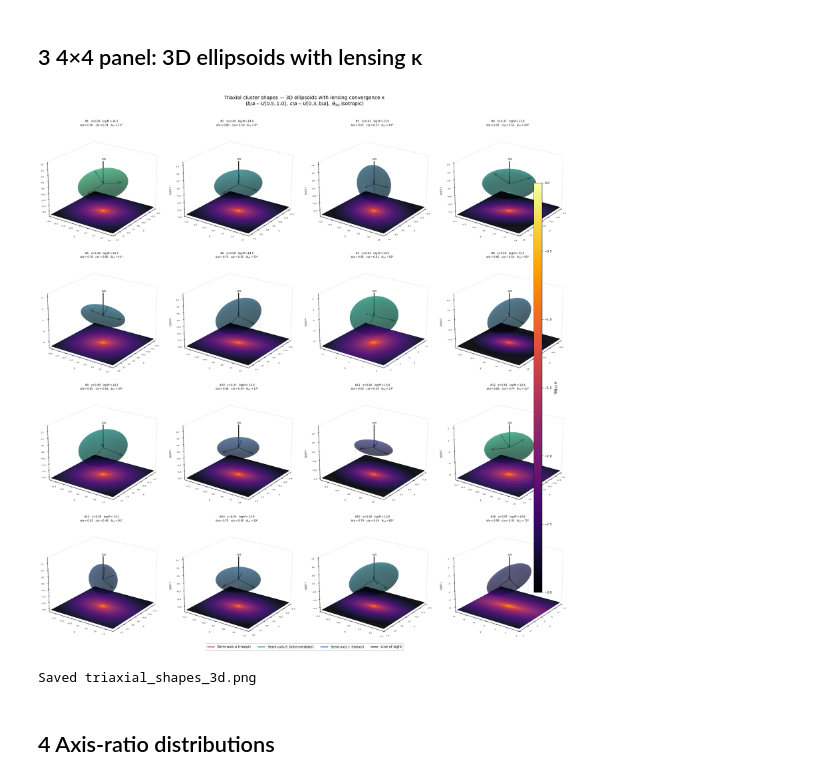
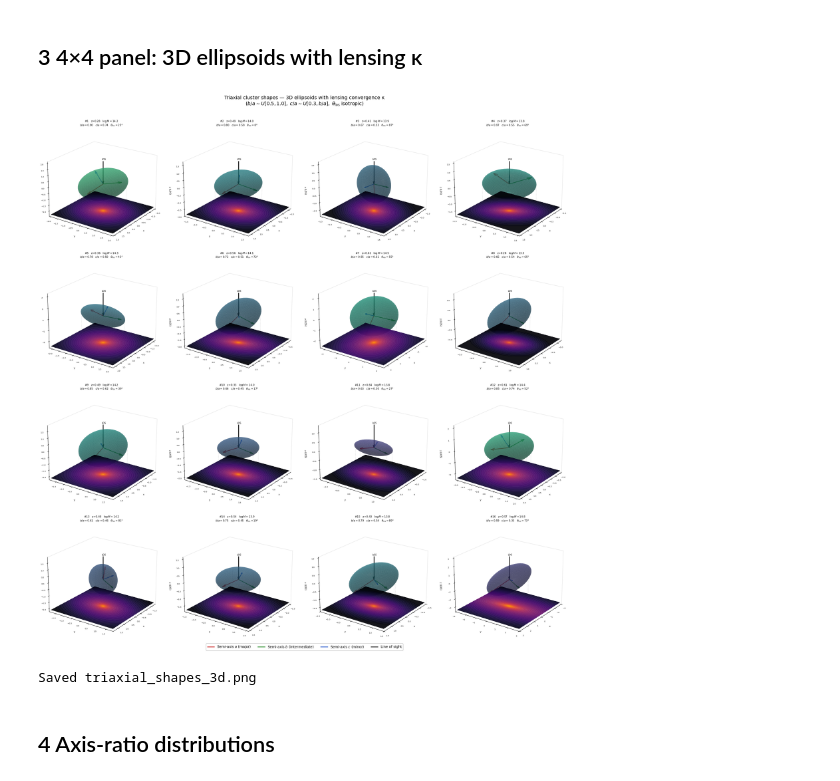
Before and after one commit to andrevitorelli/destacking, a Jupyter notebook: notebooks/triaxial_shapes_3d.ipynb, the cells around one changed output. Cells and saved outputs as stored; diff of their text form; code cells hidden in the pictures.

```diff
--- a/notebooks/triaxial_shapes_3d.ipynb
+++ b/notebooks/triaxial_shapes_3d.ipynb
@@ -372,40 +372,40 @@ for i in range(N):
         f'$b/a={shapes["q_ba"][i]:.2f}$   '
         f'$c/a={shapes["q_ca"][i]:.2f}$   '
         f'$\\theta_{{\\rm los}}={np.degrees(theta_los):.0f}°$',
         fontsize=7.5, color='black', pad=4,
     )
 
 # shared κ colorbar
-sm = ScalarMappable(cmap=cmap_kappa, norm=norm_kappa)
-sm.set_array([])
-cbar_ax = fig.add_axes([0.92, 0.10, 0.015, 0.75])
-cbar = fig.colorbar(sm, cax=cbar_ax)
-cbar.set_label(r'$\log_{10}\,\kappa$', fontsize=11)
-cbar.ax.tick_params(labelsize=9)
+# sm = ScalarMappable(cmap=cmap_kappa, norm=norm_kappa)
+# sm.set_array([])
+# cbar_ax = fig.add_axes([0.92, 0.10, 0.015, 0.75])
+# cbar = fig.colorbar(sm, cax=cbar_ax)
+# cbar.set_label(r'$\log_{10}\,\kappa$', fontsize=11)
+# cbar.ax.tick_params(labelsize=9)
 
 legend_elements = [
     Line2D([0], [0], color='#cc2222', lw=2, label='Semi-axis $a$ (major)'),
     Line2D([0], [0], color='#228822', lw=2, label='Semi-axis $b$ (intermediate)'),
     Line2D([0], [0], color='#2255cc', lw=2, label='Semi-axis $c$ (minor)'),
     Line2D([0], [0], color='black',   lw=2, label='Line of sight'),
 ]
 fig.legend(handles=legend_elements, loc='lower center', ncol=4,
            fontsize=10, facecolor='white', edgecolor='#aaaaaa',
            bbox_to_anchor=(0.5, -0.01))
 
 fig.suptitle(
     'Triaxial cluster shapes — 3D ellipsoids with lensing convergence κ\n'
     r'$(b/a \sim U[0.5,1.0],\; c/a \sim U[0.3,b/a],\; '
     r'\theta_{\rm los}\; {\rm isotropic})$',
     fontsize=14, color='black', y=1.01,
 )
 plt.tight_layout()
 plt.savefig('triaxial_shapes_3d.png', dpi=130, bbox_inches='tight',
             facecolor=fig.get_facecolor())
 plt.show()
 print('Saved triaxial_shapes_3d.png')
 # %% [output]
-[figure, old version]
+[figure, new version]
 Saved triaxial_shapes_3d.png
 # %% [markdown]
 ## 4  Axis-ratio distributions
```
Also changed, not shown: 10 other files.
